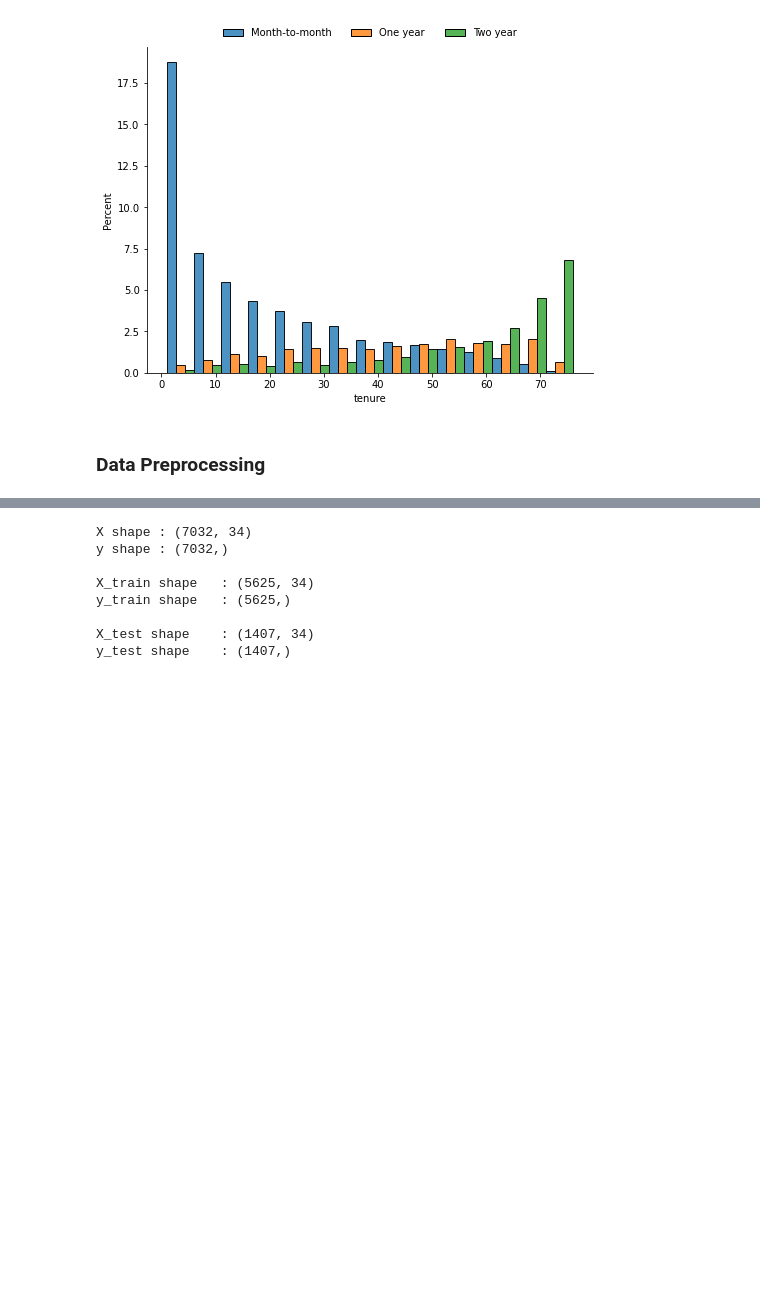
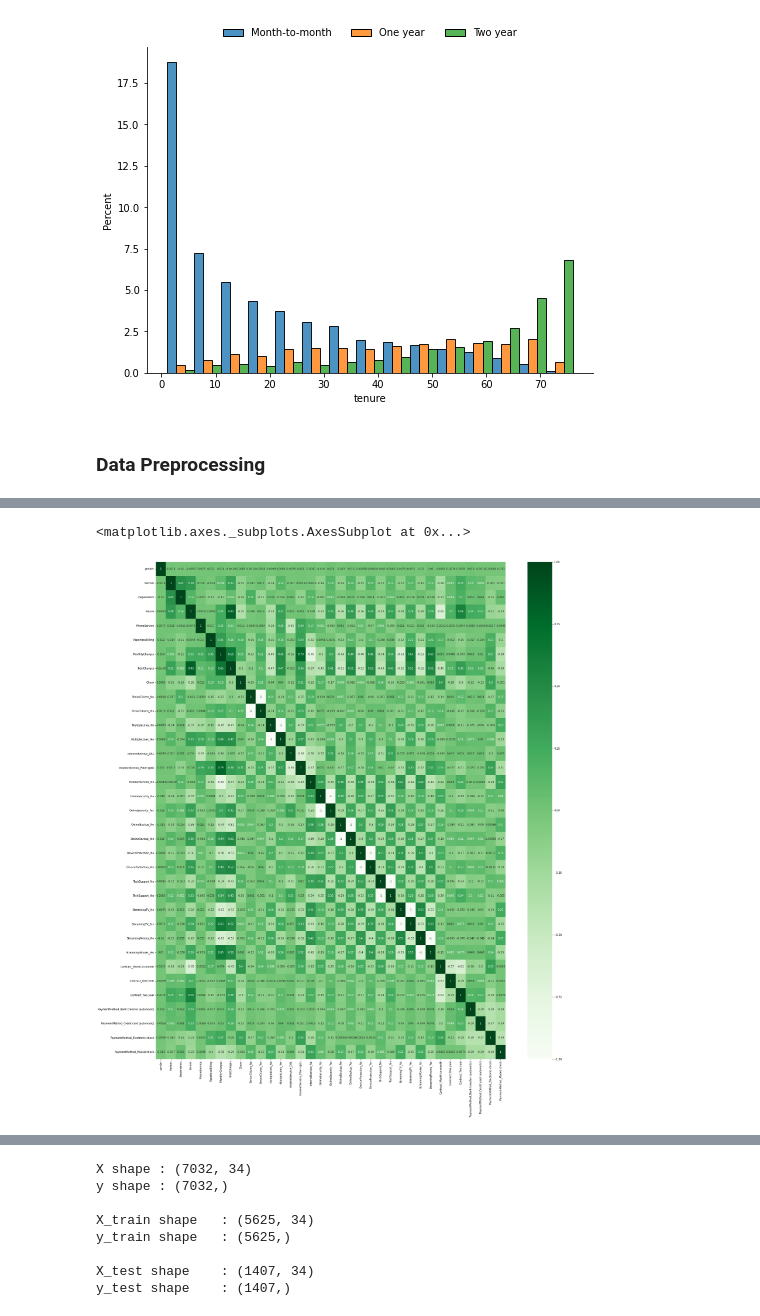
Before and after one commit to 0raghad/churn, a Jupyter notebook: churn.ipynb, the cells around one changed output, grey strips where cells are left out. Saved outputs shown, nothing was run; the diff lists cells and outputs as text; code cells hidden in the pictures; blank space fills up the shorter version.

```diff
--- a/churn.ipynb
+++ b/churn.ipynb
@@ -260,0 +284,9 @@ df = pd.get_dummies(df, columns = [x for x in df.columns if df[x].dtype == 'obje
+# %%
+# Plotting The Correlations between all the features
+corrmat = df.corr()
+top_corr_features = corrmat.index
+plt.figure(figsize=(30,35))
+sns.heatmap(df[top_corr_features].corr(), annot=True, cmap='Greens')
+# %% [output]
+<matplotlib.axes._subplots.AxesSubplot at 0x...>
+[figure, added]
```
Also changed, not shown: parts of 13 cells of this notebook.
